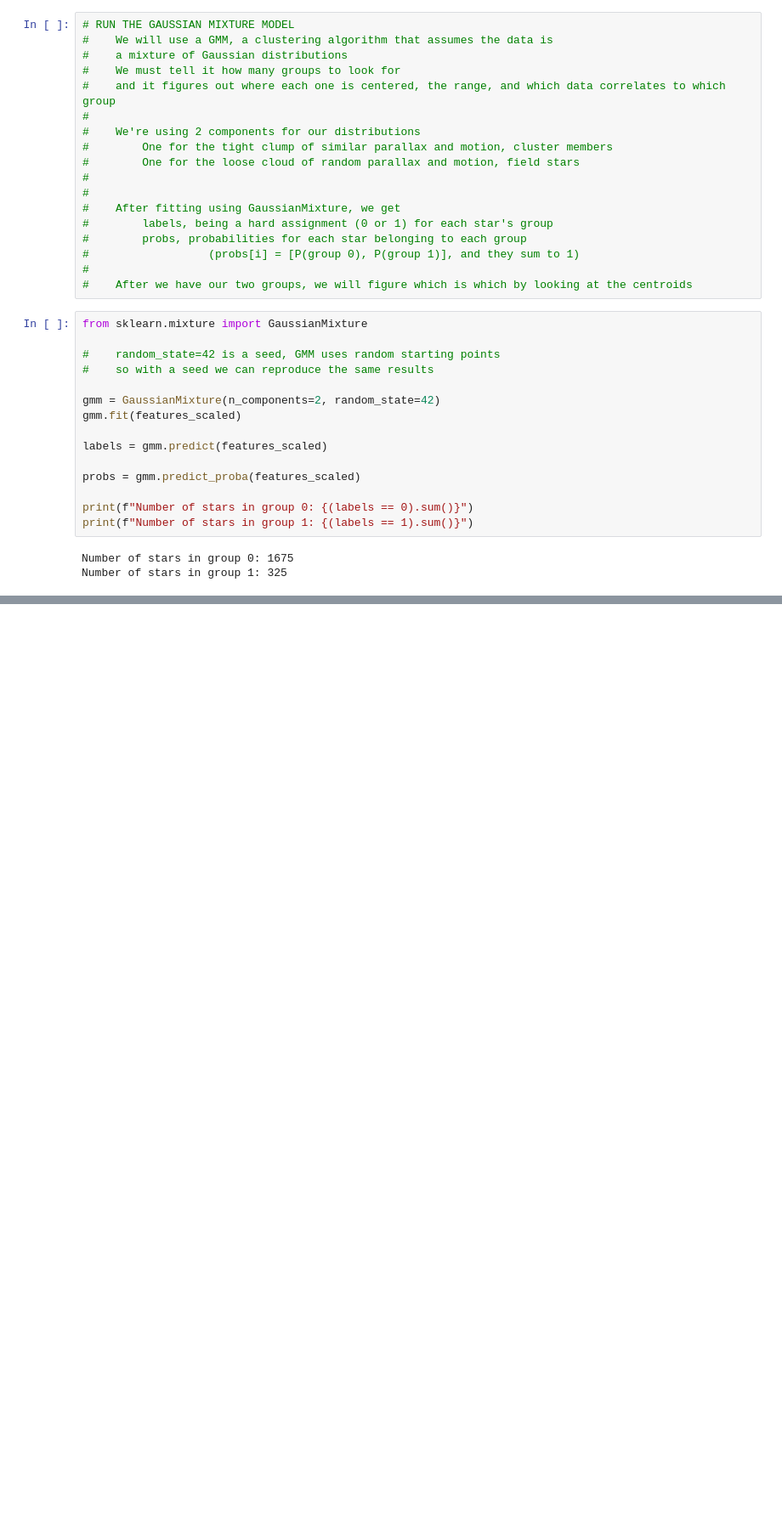
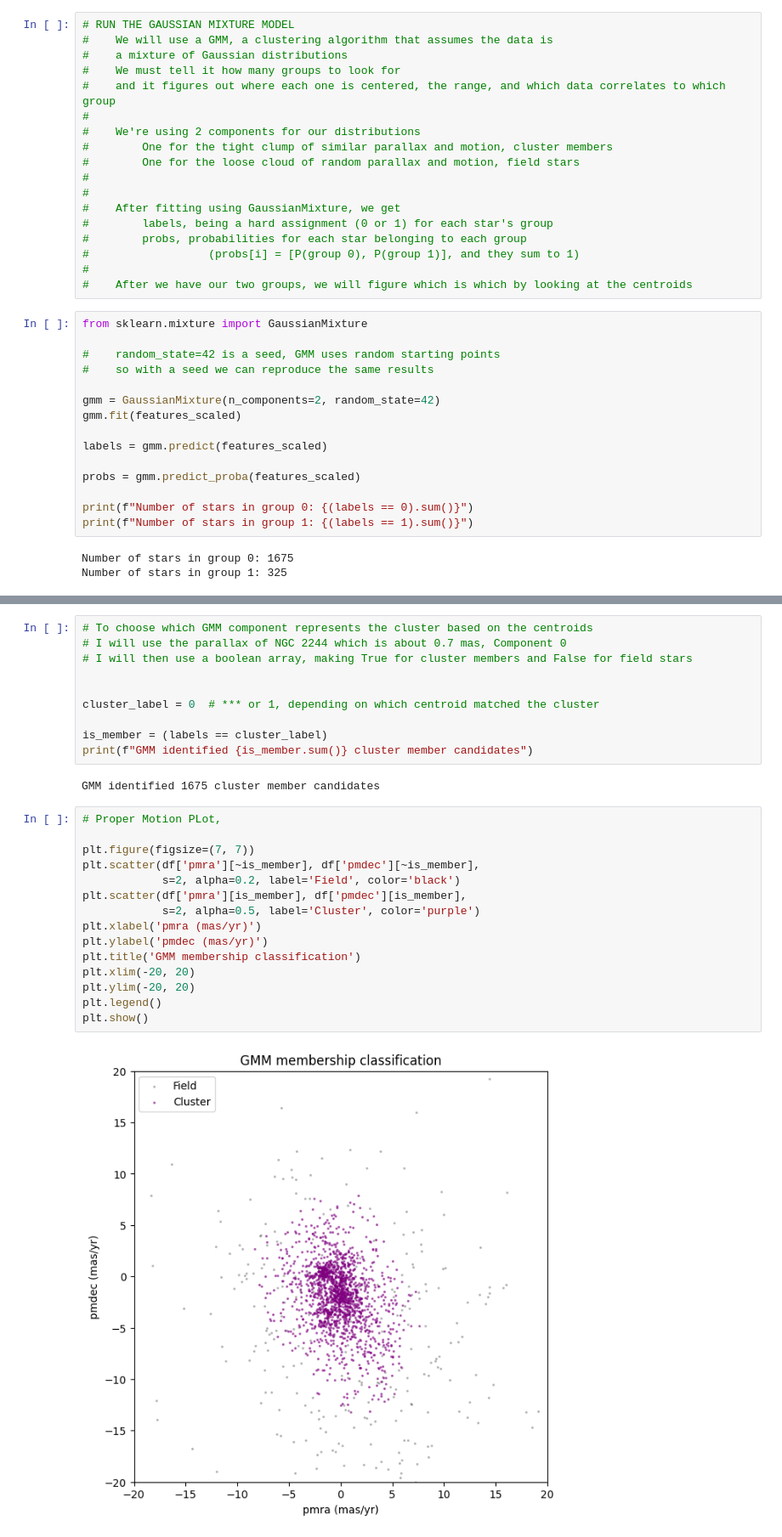
Before and after one commit to NoahLop/astr154-finalproject, a Jupyter notebook: First-Draft-Final.ipynb, the cells around one changed output, grey strips where cells are left out. Shown at 85% size. Drawn from its saved outputs; the diff is of its cells as text; blank space fills up the shorter version.

```diff
--- a/First-Draft-Final.ipynb
+++ b/First-Draft-Final.ipynb
@@ -314,0 +327,29 @@ print("Component 1 centroid (parallax, pmra, pmdec):", centroids[1])
+# %%
+# To choose which GMM component represents the cluster based on the centroids
+# I will use the parallax of NGC 2244 which is about 0.7 mas, Component 0
+# I will then use a boolean array, making True for cluster members and False for field stars
+
+
+cluster_label = 0  # *** or 1, depending on which centroid matched the cluster
+
+is_member = (labels == cluster_label)
+print(f"GMM identified {is_member.sum()} cluster member candidates")
+# %% [output]
+GMM identified 1675 cluster member candidates
+# %%
+# Proper Motion PLot,
+
+plt.figure(figsize=(7, 7))
+plt.scatter(df['pmra'][~is_member], df['pmdec'][~is_member],
+            s=2, alpha=0.2, label='Field', color='black')
+plt.scatter(df['pmra'][is_member], df['pmdec'][is_member],
+            s=2, alpha=0.5, label='Cluster', color='purple')
+plt.xlabel('pmra (mas/yr)')
+plt.ylabel('pmdec (mas/yr)')
+plt.title('GMM membership classification')
+plt.xlim(-20, 20)
+plt.ylim(-20, 20)
+plt.legend()
+plt.show()
+# %% [output]
+[figure, added]
```
Also changed, not shown: parts of 10 cells of this notebook.
